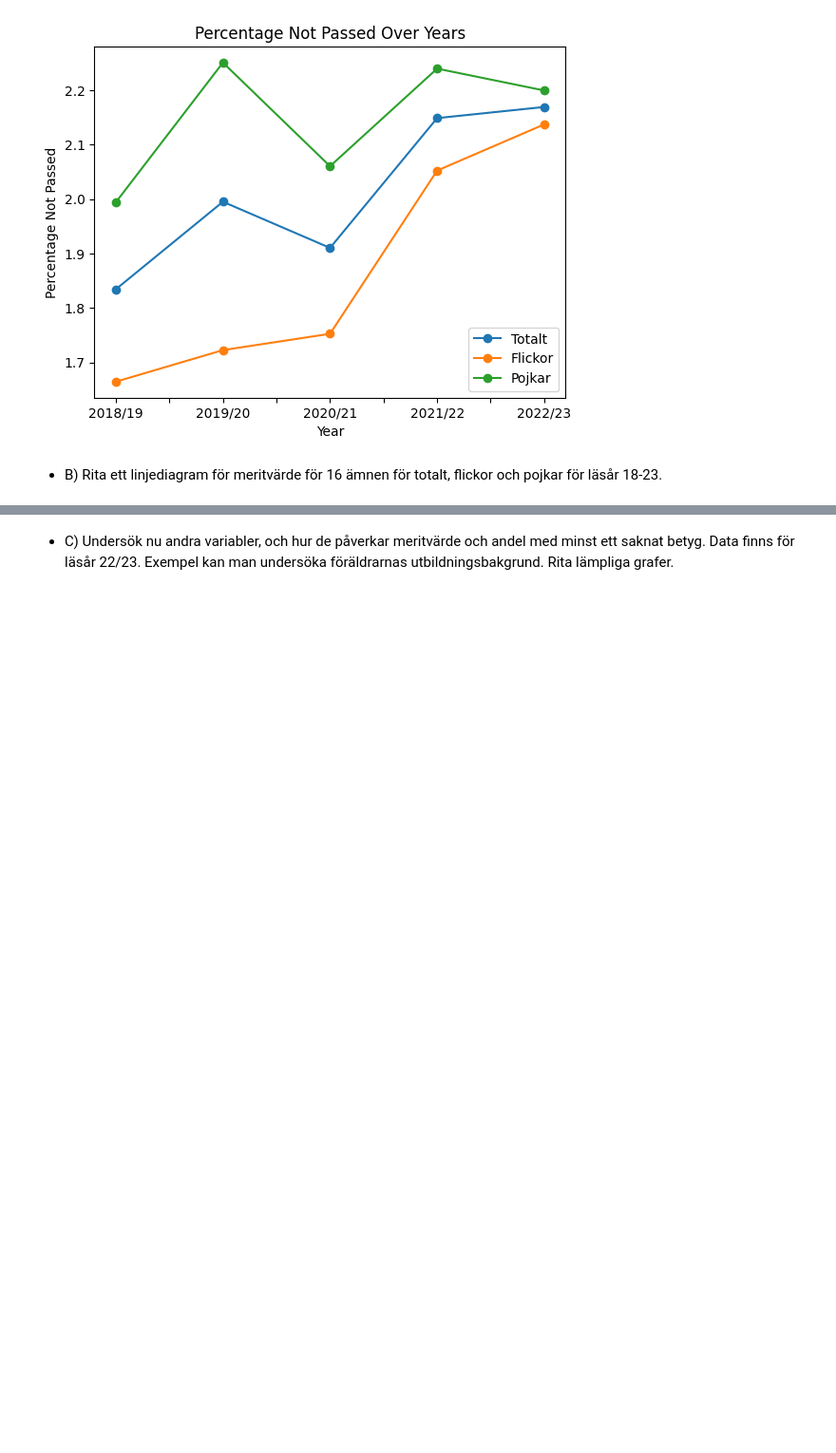
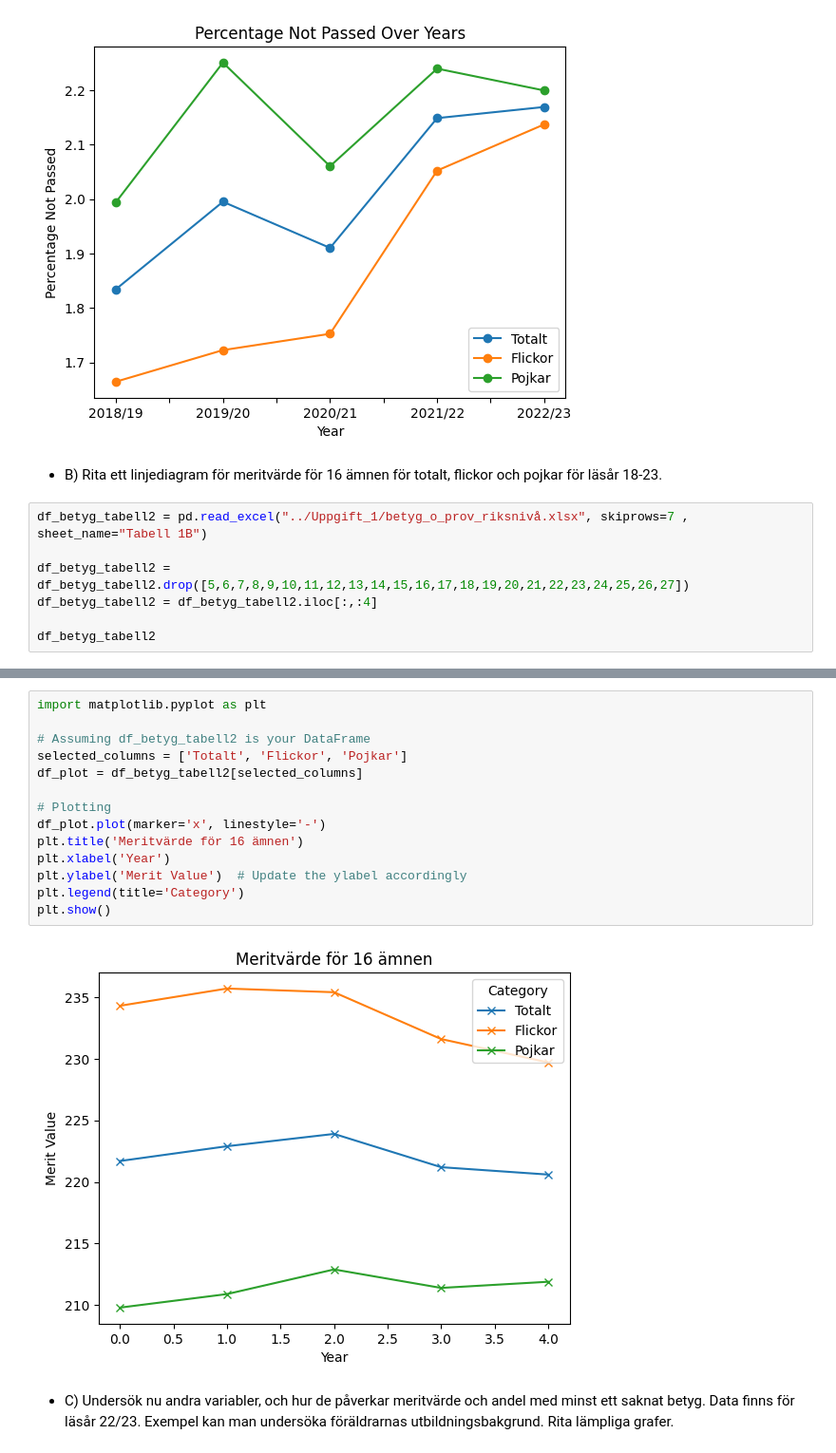
Before and after one commit to mosendamnit/Python-Muhsin-Ahmad-OPA23, a Jupyter notebook: Lab2/Uppgift_1/uppgift_1.ipynb, the cells around one changed output, grey strips where cells are left out. Shown at 95% size. Saved outputs shown, nothing was run; the diff lists cells and outputs as text; blank space fills up the shorter version.

```diff
--- a/Lab2/Uppgift_1/uppgift_1.ipynb
+++ b/Lab2/Uppgift_1/uppgift_1.ipynb
@@ -80,3 +80,10 @@ plt.show()
 [figure]
 # %% [markdown]
 - B) Rita ett linjediagram för meritvärde för 16 ämnen för totalt, flickor och pojkar för läsår 18-23.
+# %%
+df_betyg_tabell2 = pd.read_excel("../Uppgift_1/betyg_o_prov_riksnivå.xlsx", skiprows=7 , sheet_name="Tabell 1B")
+
+df_betyg_tabell2 = df_betyg_tabell2.drop([5,6,7,8,9,10,11,12,13,14,15,16,17,18,19,20,21,22,23,24,25,26,27])
+df_betyg_tabell2 = df_betyg_tabell2.iloc[:,:4]
+
+df_betyg_tabell2
@@ -83,2 +97,18 @@ plt.show()
+# %%
+import matplotlib.pyplot as plt
+
+# Assuming df_betyg_tabell2 is your DataFrame
+selected_columns = ['Totalt', 'Flickor', 'Pojkar']
+df_plot = df_betyg_tabell2[selected_columns]
+
+# Plotting
+df_plot.plot(marker='x', linestyle='-')
+plt.title('Meritvärde för 16 ämnen')
+plt.xlabel('Year')
+plt.ylabel('Merit Value')  # Update the ylabel accordingly
+plt.legend(title='Category')
+plt.show()
+# %% [output]
+[figure, added]
 # %% [markdown]
 -  C) Undersök nu andra variabler, och hur de påverkar meritvärde och andel med minst ett saknat betyg. Data finns för läsår 22/23. Exempel kan man undersöka föräldrarnas utbildningsbakgrund. Rita lämpliga grafer.
```
Also changed, not shown: parts of 1 cell of this notebook.
